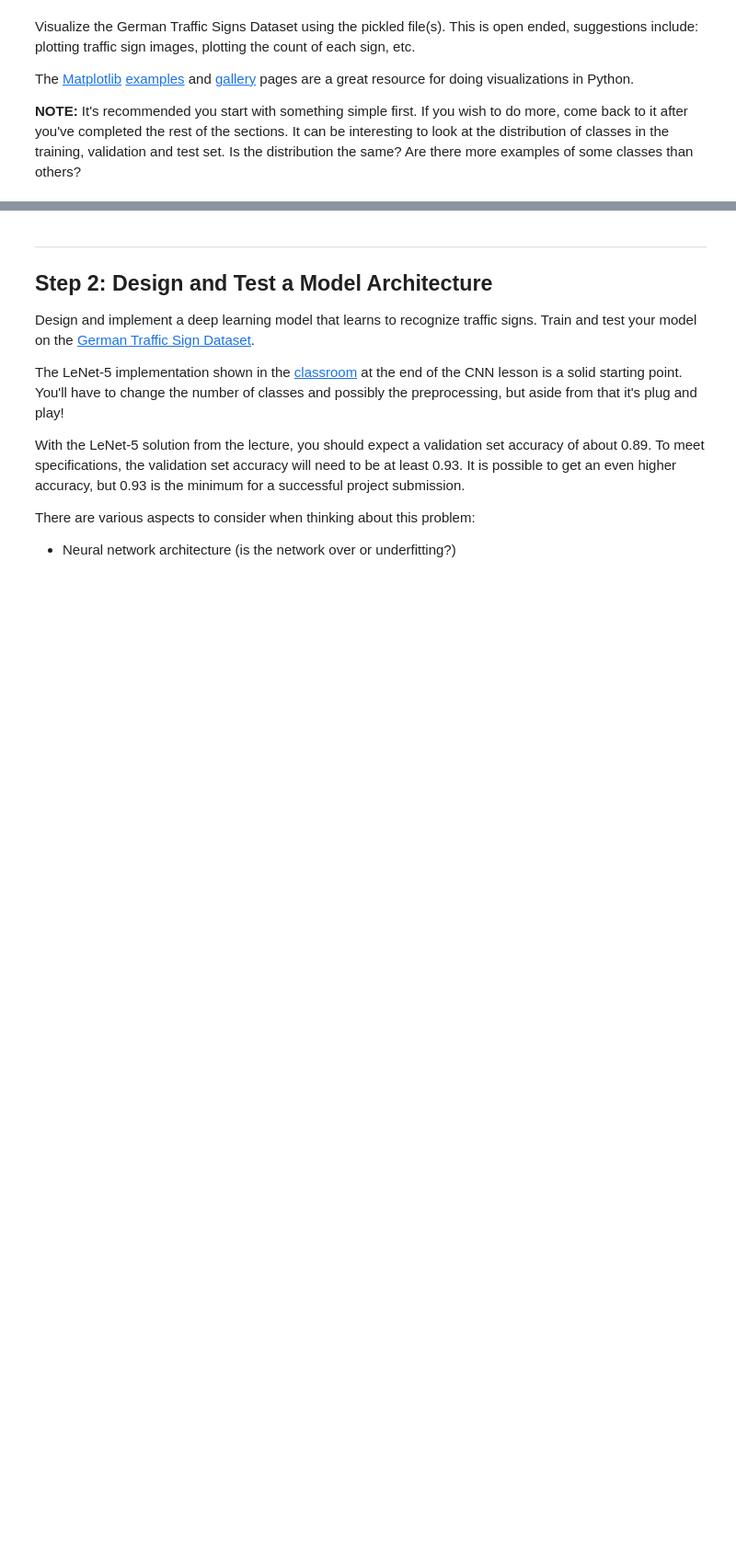
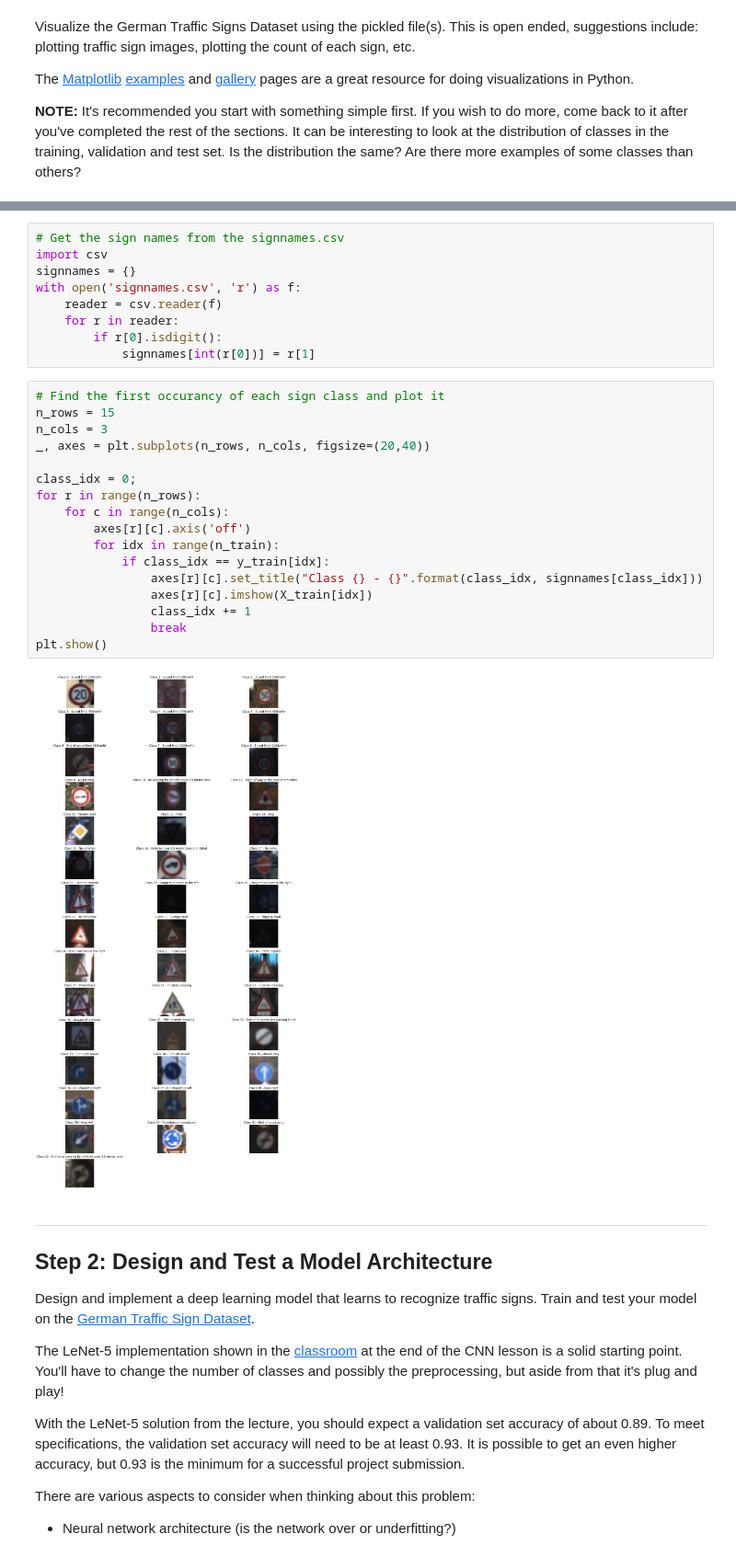
Before and after one commit to jnsagai/traffic-sign-classifier-project, a Jupyter notebook: Traffic_Sign_Classifier.ipynb, the cells around one changed output, grey strips where cells are left out. Shown at 92% size. Cells and saved outputs as stored; diff of their text form; blank space fills up the shorter version.

```diff
--- a/Traffic_Sign_Classifier.ipynb
+++ b/Traffic_Sign_Classifier.ipynb
@@ -94,3 +123,31 @@ import matplotlib.pyplot as plt
+# %%
+# Get the sign names from the signnames.csv
+import csv
+signnames = {}
+with open('signnames.csv', 'r') as f:
+    reader = csv.reader(f)
+    for r in reader:
+        if r[0].isdigit():
+            signnames[int(r[0])] = r[1]
+# %%
+# Find the first occurancy of each sign class and plot it
+n_rows = 15
+n_cols = 3
+_, axes = plt.subplots(n_rows, n_cols, figsize=(20,40))
+
+class_idx = 0;
+for r in range(n_rows):
+    for c in range(n_cols):
+        axes[r][c].axis('off')
+        for idx in range(n_train):
+            if class_idx == y_train[idx]:
+                axes[r][c].set_title("Class {} - {}".format(class_idx, signnames[class_idx]))
+                axes[r][c].imshow(X_train[idx])
+                class_idx += 1
+                break
+plt.show()
+# %% [output]
+[figure, added]
 # %% [markdown]
 ----
 
```
Also changed, not shown: parts of 15 cells of this notebook, 15 other files.
